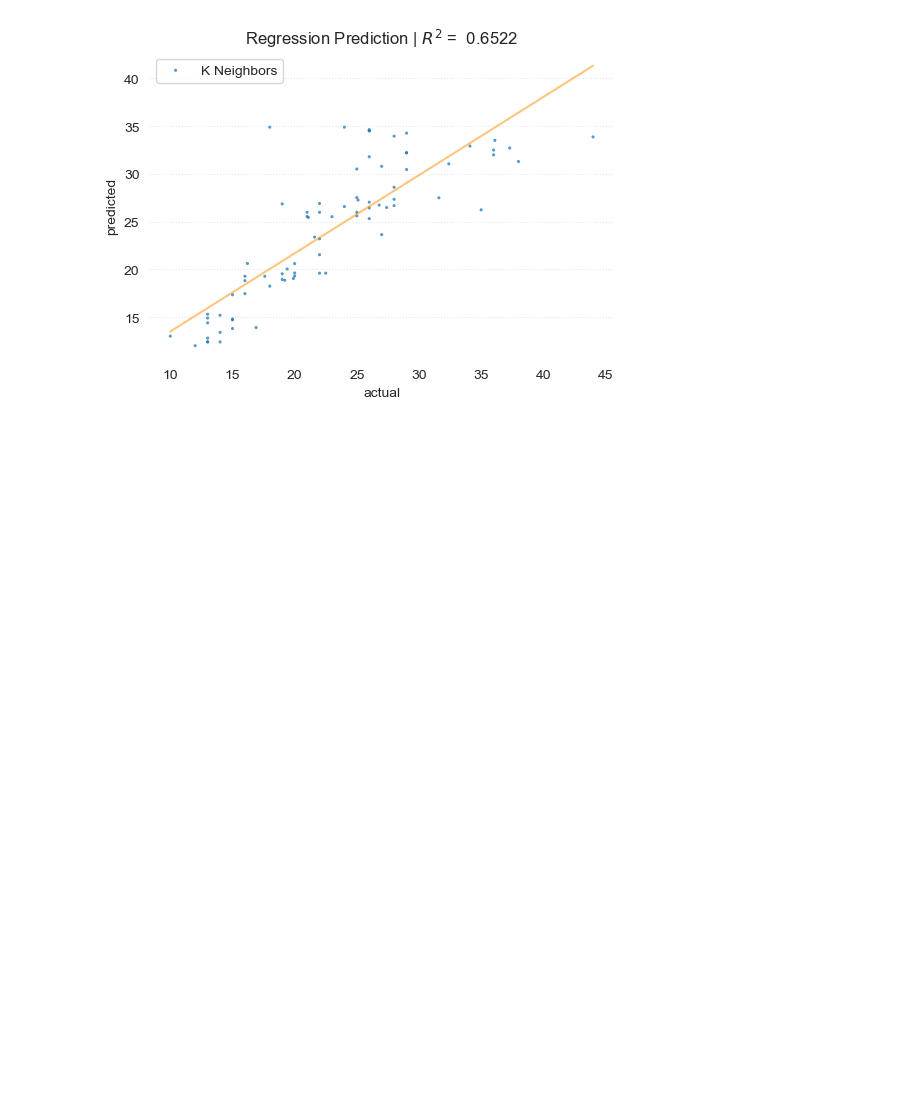
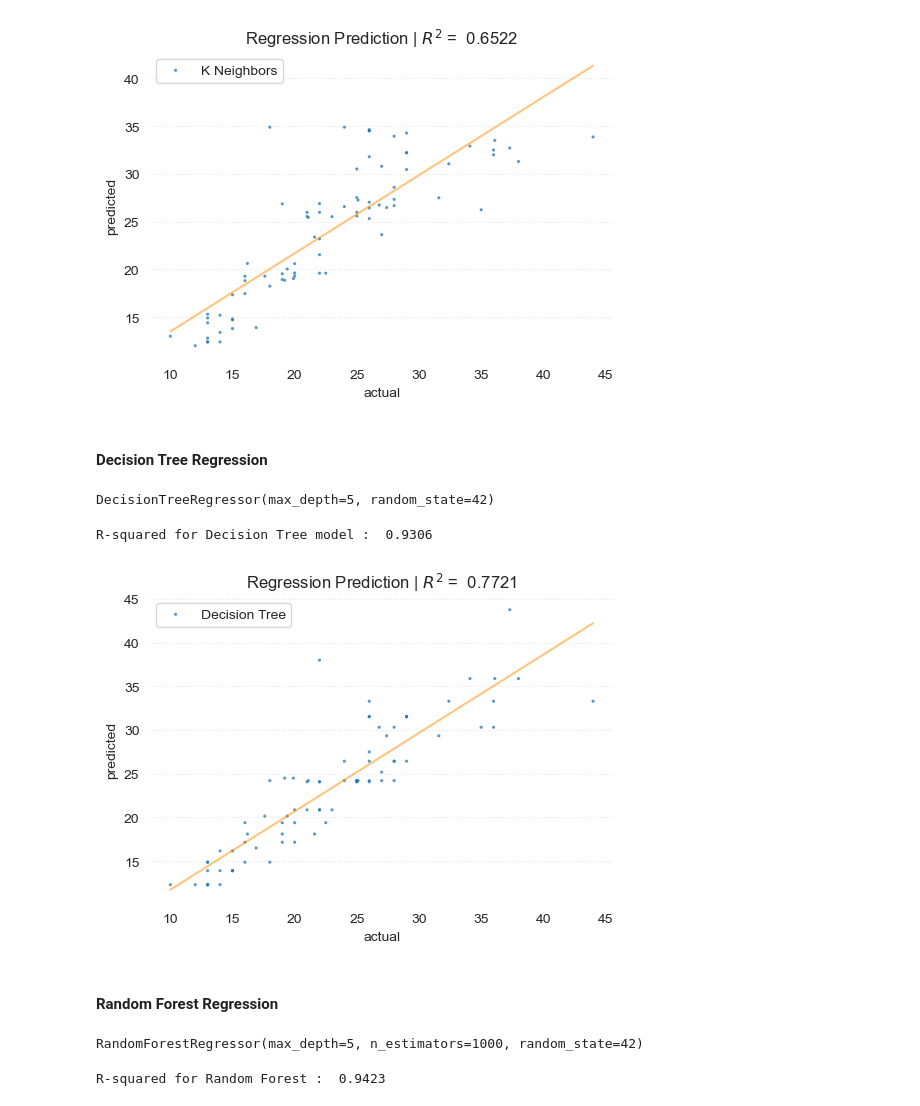
Before and after one commit to Tommylee1013/DataScience, a Jupyter notebook: Notes/mpg.ipynb, the cells around one changed output. Saved outputs shown, nothing was run; the diff lists cells and outputs as text; code cells hidden in the pictures; blank space fills up the shorter version.

```diff
--- a/Notes/mpg.ipynb
+++ b/Notes/mpg.ipynb
@@ -436,3 +436,24 @@ plt.title(rf'Regression Prediction | $R^2$ = {knn_prob : .4f}')
 plt.show()
 # %% [output]
 [figure]
+# %% [markdown]
+#### Decision Tree Regression
+# %%
+from sklearn.tree import DecisionTreeRegressor
+
+tree = DecisionTreeRegressor(
+    criterion = 'squared_error',
+    max_depth = 5,
+    random_state = 42,
+    min_samples_split = 2
+)
+
+tree.fit(X_train, y_train)
+# %% [output]
+DecisionTreeRegressor(max_depth=5, random_state=42)
+# %%
+tree_score = r2_score(y_train, tree.predict(X_train))
+tree_pred = tree.predict(X_test)
+print(f'R-squared for Decision Tree model : {tree_score : .4f}')
+# %% [output]
+R-squared for Decision Tree model :  0.9306
@@ -438,0 +462,50 @@ plt.show()
+# %%
+fig, ax = plt.subplots(figsize = (6, 4))
+m, b = np.polyfit(y_test, tree_pred, 1)
+
+ax.scatter(
+    y_test,
+    tree_pred,
+    label = 'Decision Tree',
+    edgecolor = 'none',
+    s = 5,
+    alpha = 0.75
+)
+ax.plot(
+    np.sort(y_test),
+    m * np.sort(y_test) + b,
+    color = 'darkorange',
+    alpha = 0.5
+)
+for spine in ax.spines.values():
+    spine.set_visible(False)
+ax.grid(False)
+ax.yaxis.grid(True, ls = ':', alpha = 0.5)
+ax.legend()
+plt.xlabel('actual')
+plt.ylabel('predicted')
+plt.title(rf'Regression Prediction | $R^2$ = {tree_prob : .4f}')
+plt.show()
+# %% [output]
+[figure, added]
+# %% [markdown]
+#### Random Forest Regression
+# %%
+from sklearn.ensemble import RandomForestRegressor
+
+forest = RandomForestRegressor(
+    n_estimators = 1000,
+    criterion = 'squared_error',
+    max_depth = 5,
+    random_state = 42
+)
+
+forest.fit(X_train, y_train)
+# %% [output]
+RandomForestRegressor(max_depth=5, n_estimators=1000, random_state=42)
+# %%
+forest_score = r2_score(y_train, forest.predict(X_train))
+forest_pred = forest.predict(X_test)
+print(f'R-squared for Random Forest : {forest_score : .4f}')
+# %% [output]
+R-squared for Random Forest :  0.9423
```
Also changed, not shown: parts of 13 cells of this notebook.
